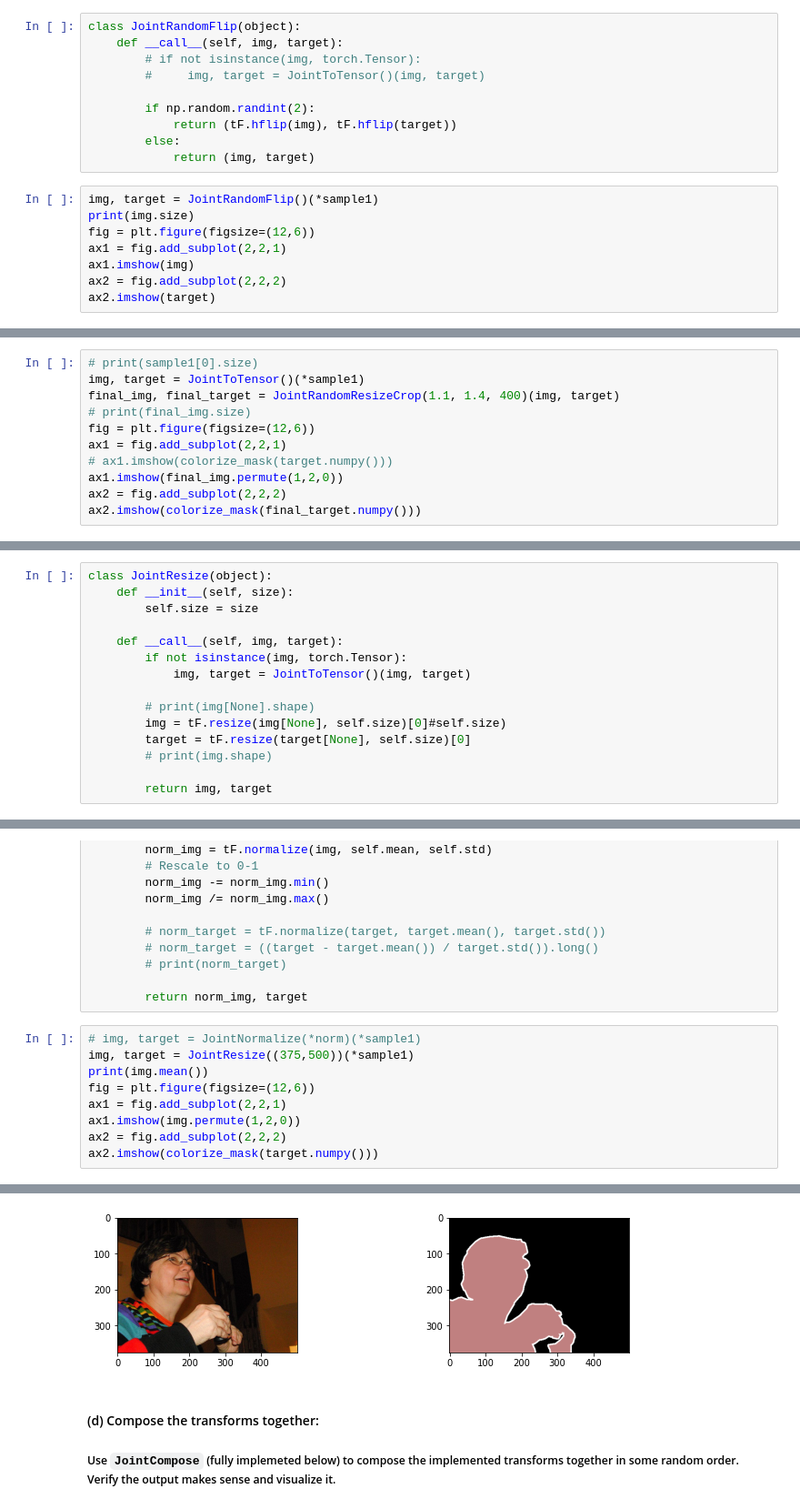
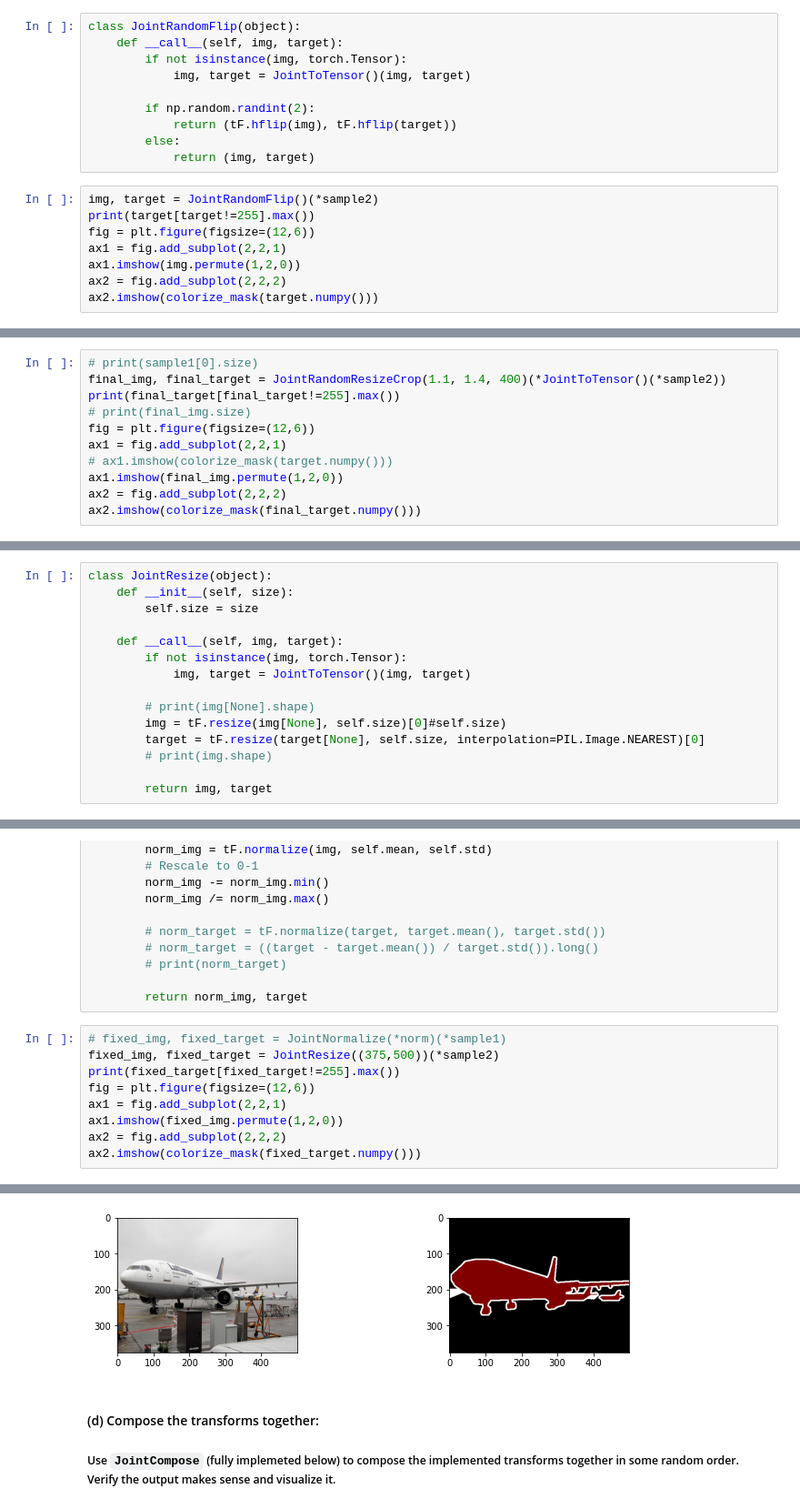
Before and after one commit to ArjunNarayan2066/Test, a Jupyter notebook: MySemanticSegmentation_student.ipynb, the cells around one changed output, grey strips where cells are left out. Shown at 91% size. Saved outputs shown, nothing was run; the diff lists cells and outputs as text.

```diff
--- a/MySemanticSegmentation_student.ipynb
+++ b/MySemanticSegmentation_student.ipynb
@@ -225,19 +227,19 @@ This class should take a img, target pair and then apply a horizontal flip acros
 # %%
 class JointRandomFlip(object):
     def __call__(self, img, target):
-        # if not isinstance(img, torch.Tensor):
-        #     img, target = JointToTensor()(img, target)
+        if not isinstance(img, torch.Tensor):
+            img, target = JointToTensor()(img, target)
 
         if np.random.randint(2):
             return (tF.hflip(img), tF.hflip(target))
         else:
             return (img, target)
 # %%
-img, target = JointRandomFlip()(*sample1)
-print(img.size)
+img, target = JointRandomFlip()(*sample2)
+print(target[target!=255].max())
 fig = plt.figure(figsize=(12,6))
 ax1 = fig.add_subplot(2,2,1)
-ax1.imshow(img)
+ax1.imshow(img.permute(1,2,0))
 ax2 = fig.add_subplot(2,2,2)
-ax2.imshow(target)
+ax2.imshow(colorize_mask(target.numpy()))
 # %% [output]
@@ -283,8 +285,8 @@ class JointRandomResizeCrop(object):
         return final_img, final_target.type(torch.LongTensor)
 # %%
 # print(sample1[0].size)
-img, target = JointToTensor()(*sample1)
-final_img, final_target = JointRandomResizeCrop(1.1, 1.4, 400)(img, target)
+final_img, final_target = JointRandomResizeCrop(1.1, 1.4, 400)(*JointToTensor()(*sample2))
+print(final_target[final_target!=255].max())
 # print(final_img.size)
 fig = plt.figure(figsize=(12,6))
 ax1 = fig.add_subplot(2,2,1)
@@ -313,7 +316,7 @@ class JointResize(object):
 
         # print(img[None].shape)
         img = tF.resize(img[None], self.size)[0]#self.size)
-        target = tF.resize(target[None], self.size)[0]
+        target = tF.resize(target[None], self.size, interpolation=PIL.Image.NEAREST)[0]
         # print(img.shape)
 
         return img, target
@@ -349,12 +352,12 @@ class JointNormalize(object):
 
         return norm_img, target
 # %%
-# img, target = JointNormalize(*norm)(*sample1)
-img, target = JointResize((375,500))(*sample1)
-print(img.mean())
+# fixed_img, fixed_target = JointNormalize(*norm)(*sample1)
+fixed_img, fixed_target = JointResize((375,500))(*sample2)
+print(fixed_target[fixed_target!=255].max())
 fig = plt.figure(figsize=(12,6))
 ax1 = fig.add_subplot(2,2,1)
-ax1.imshow(img.permute(1,2,0))
+ax1.imshow(fixed_img.permute(1,2,0))
 ax2 = fig.add_subplot(2,2,2)
-ax2.imshow(colorize_mask(target.numpy()))
+ax2.imshow(colorize_mask(fixed_target.numpy()))
 # %% [output]
@@ -364,5 +365,5 @@ tensor(0.2091)
 <matplotlib.image.AxesImage at 0x...>
-[figure, old version]
+[figure, new version]
 # %% [markdown]
 #### (d) Compose the transforms together:
 ##### Use `JointCompose` (fully implemeted below) to compose the implemented transforms together in some random order. Verify the output makes sense and visualize it.
```
Also changed, not shown: parts of 23 cells of this notebook.
